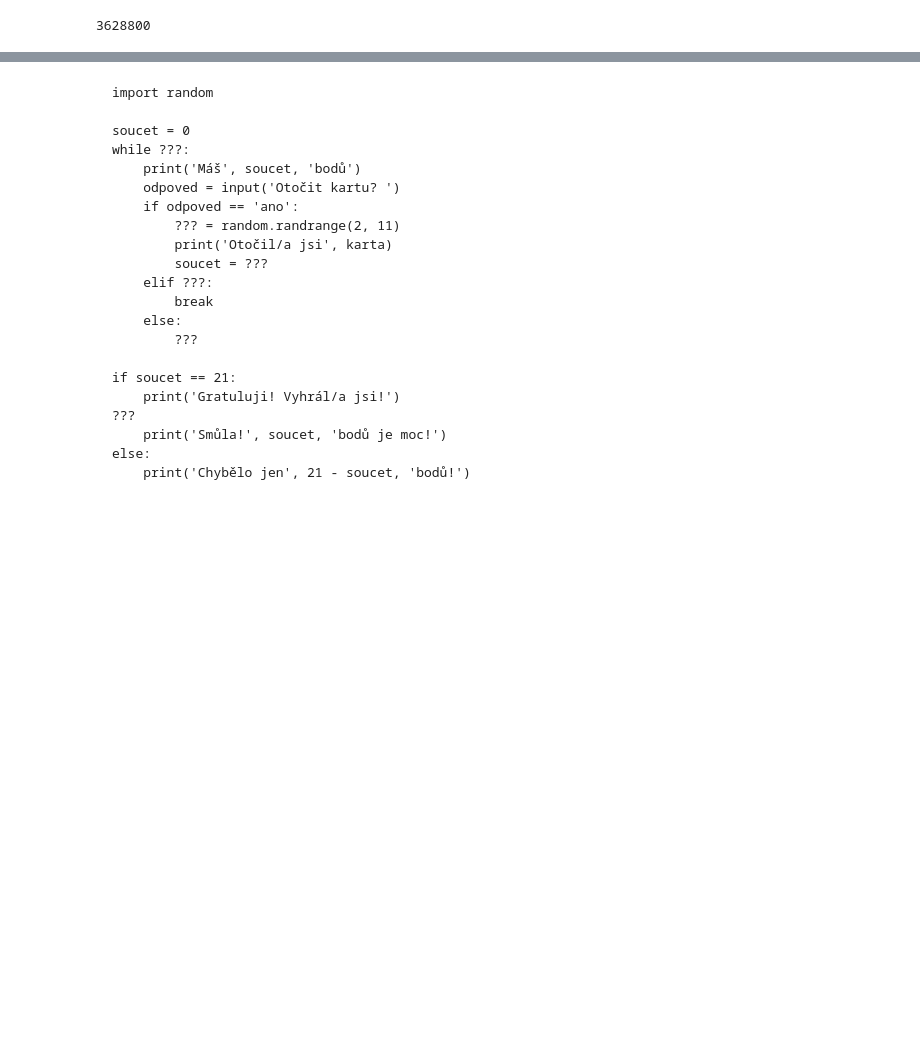
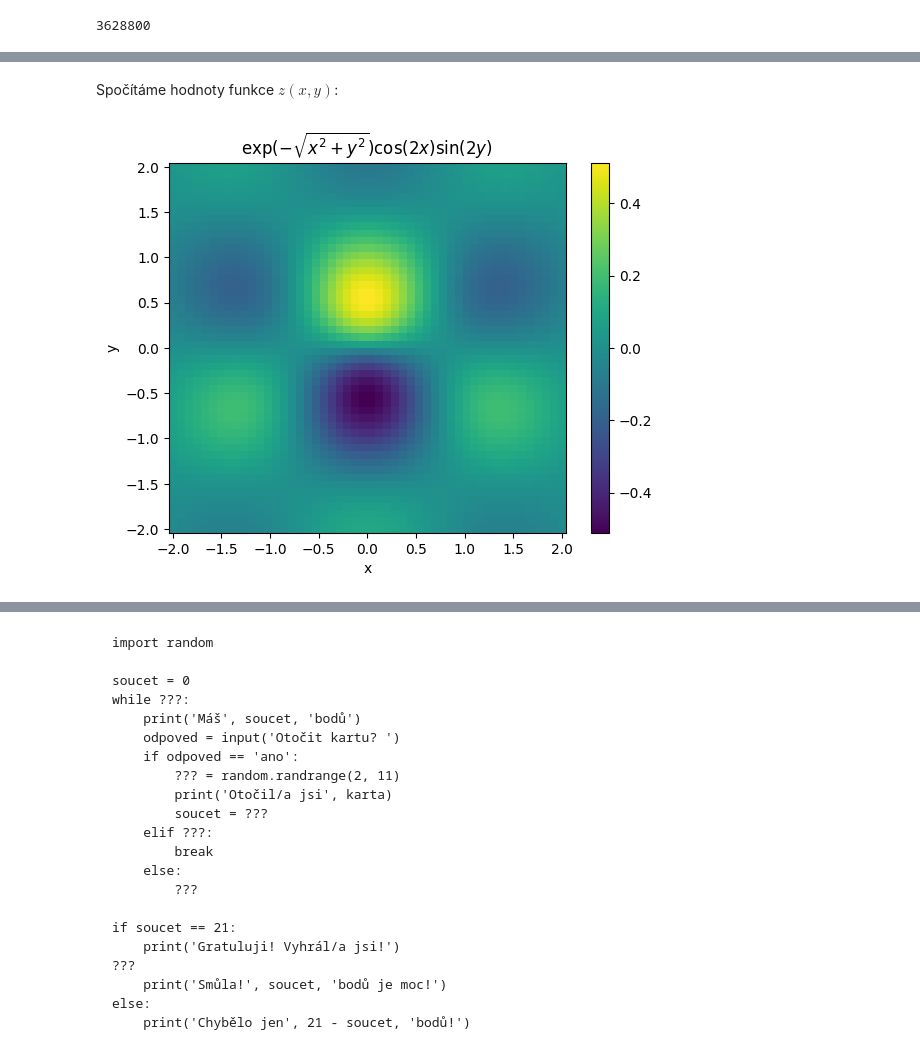
Before and after one commit to loepa01/NME1cvBook, a Jupyter notebook: _sources/lekce/01-uvod-python.ipynb, the cells around one changed output, grey strips where cells are left out. Saved outputs shown, nothing was run; the diff lists cells and outputs as text; code cells hidden in the pictures; blank space fills up the shorter version.

```diff
--- a/_sources/lekce/01-uvod-python.ipynb
+++ b/_sources/lekce/01-uvod-python.ipynb
@@ -636,0 +1112,16 @@ Doplňte chybějící části označené `???` a opravte chyby, aby fungoval pro
+# %%
+osa_x = np.linspace(-2, 2, 50)
+osa_y = np.linspace(-2, 2, 50)
+(x,y) = np.meshgrid(osa_x, osa_y);
+# %% [markdown]
+Spočítáme hodnoty funkce $z(x,y)$:
+# %%
+z = np.exp(-np.sqrt(x**2 + y**2)) * np.cos(2*x) * np.sin(2*y)
+# %%
+plt.pcolormesh(x,y,z,shading='auto')
+plt.xlabel('x')
+plt.ylabel('y')
+plt.title('$\exp(-\sqrt{x^2+y^2})\cos(2x)\sin(2y)$')
+plt.colorbar();
+# %% [output]
+[figure, added]
```
Also changed, not shown: parts of 135 cells of this notebook, 22 other files.
